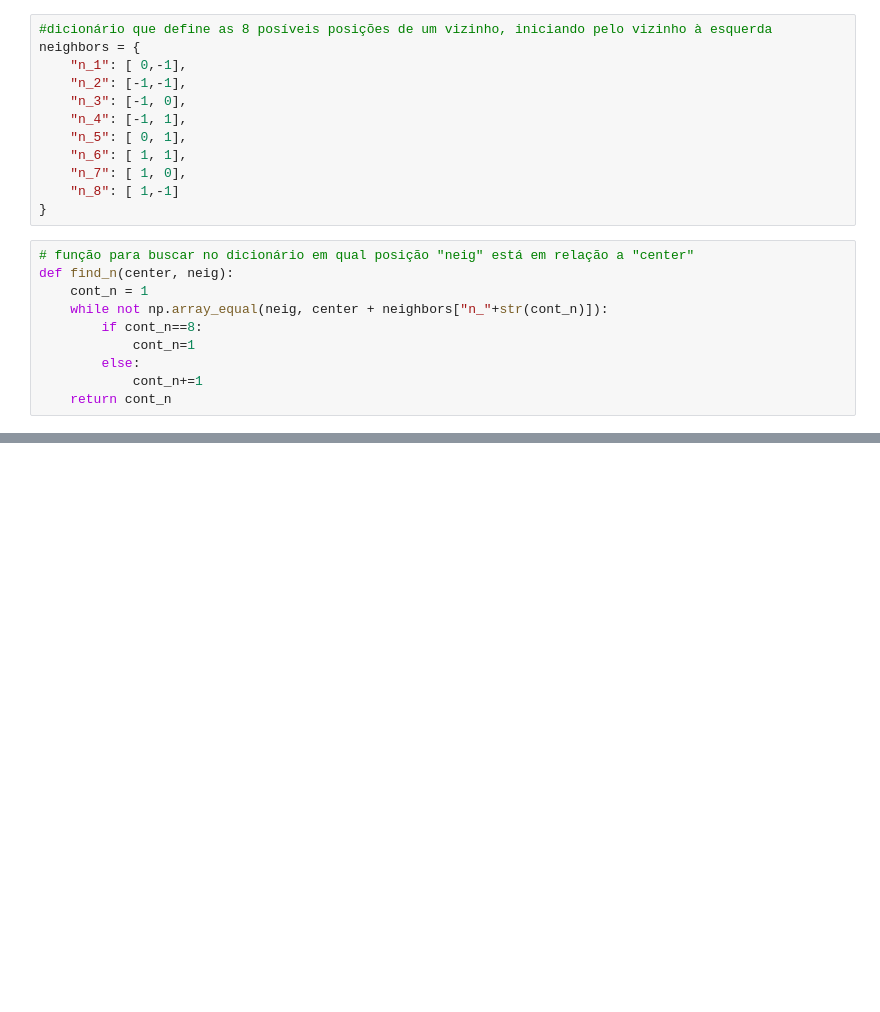
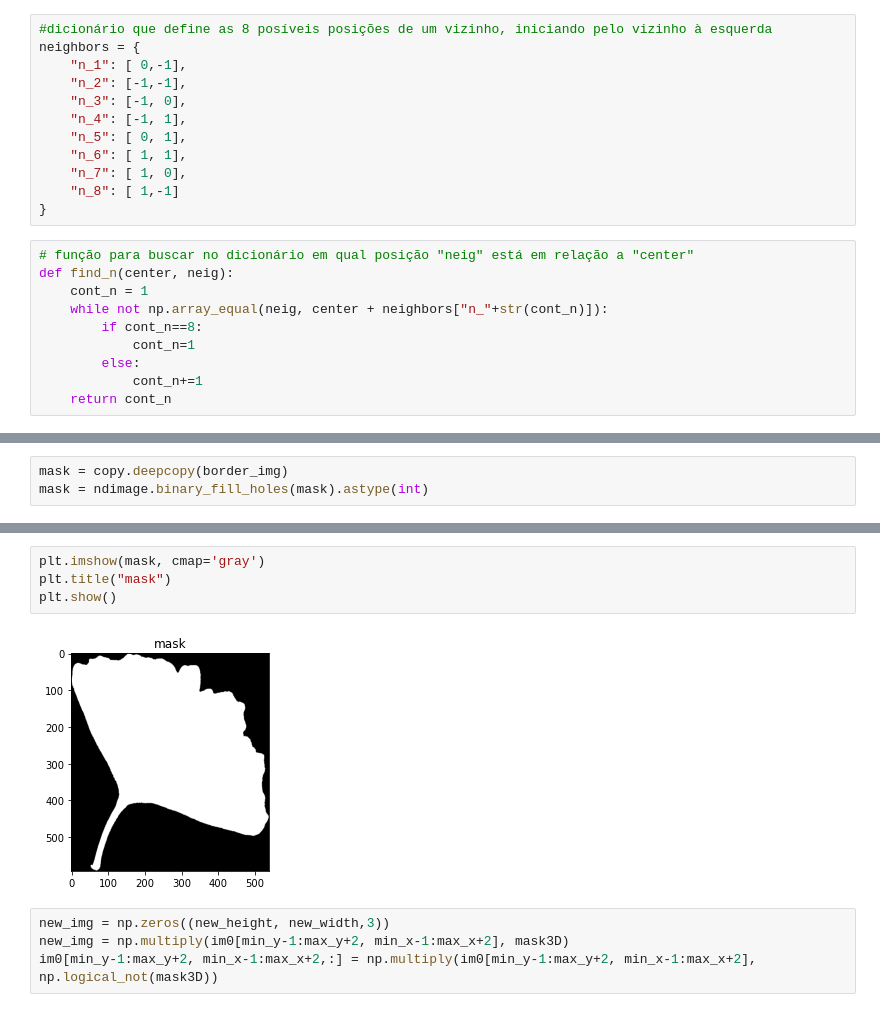
Before and after one commit to matheusnunesismael/LeafCounter, a Jupyter notebook: main.ipynb, the cells around one changed output, grey strips where cells are left out. Saved outputs shown, nothing was run; the diff lists cells and outputs as text; blank space fills up the shorter version.

```diff
--- a/main.ipynb
+++ b/main.ipynb
@@ -177,0 +186,3 @@ print(np.shape(teste))
+# %%
+mask = copy.deepcopy(border_img)
+mask = ndimage.binary_fill_holes(mask).astype(int)
@@ -177,0 +200,10 @@ print(np.shape(teste))
+# %%
+plt.imshow(mask, cmap='gray')
+plt.title("mask")
+plt.show()
+# %% [output]
+[figure, added]
+# %%
+new_img = np.zeros((new_height, new_width,3))
+new_img = np.multiply(im0[min_y-1:max_y+2, min_x-1:max_x+2], mask3D)
+im0[min_y-1:max_y+2, min_x-1:max_x+2,:] = np.multiply(im0[min_y-1:max_y+2, min_x-1:max_x+2], np.logical_not(mask3D))
```
Also changed, not shown: parts of 24 cells of this notebook.
